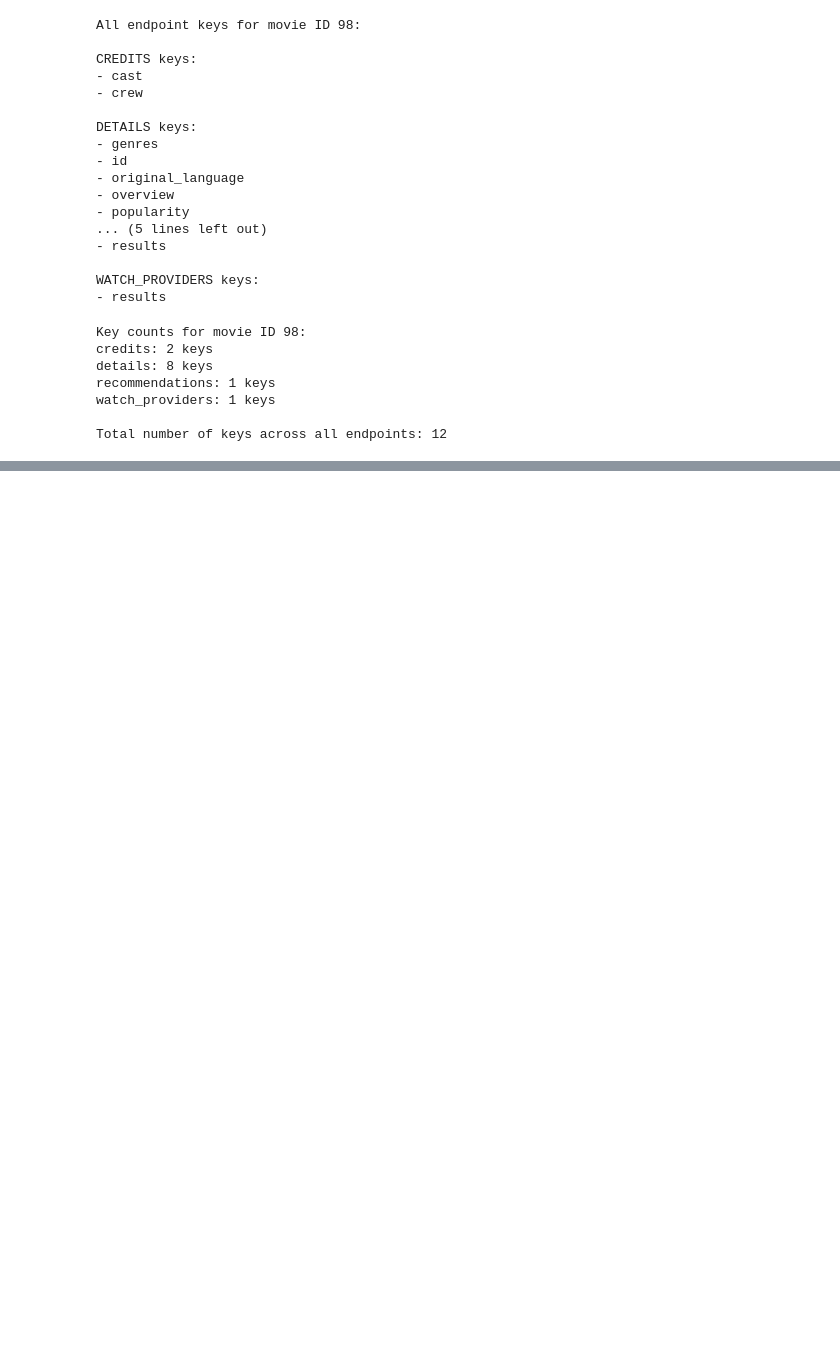
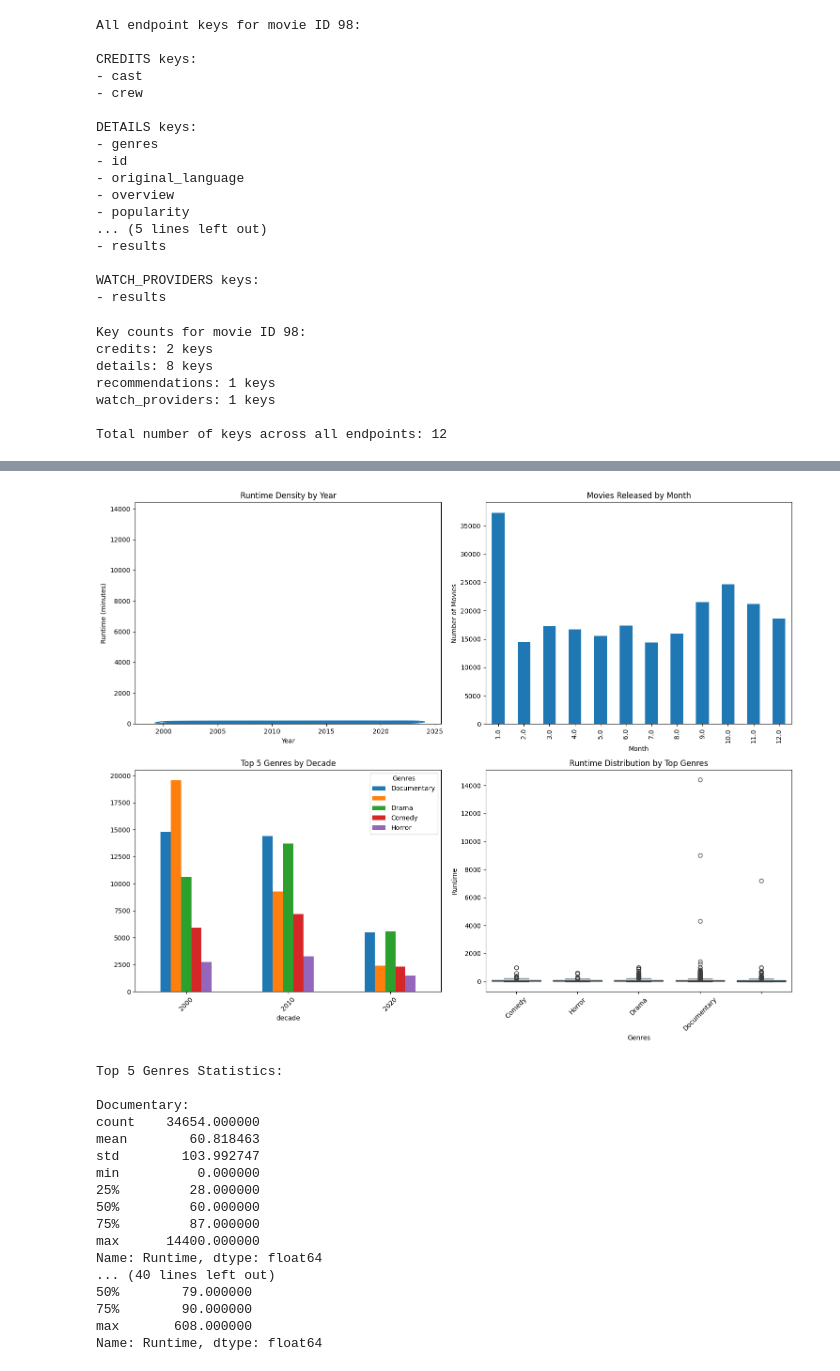
Before and after one commit to Sathvik-Chowdary-Veerapaneni/CineAI, a Jupyter notebook: src/preprocessing/data_explore.ipynb, the cells around one changed output, grey strips where cells are left out. Saved outputs shown, nothing was run; the diff lists cells and outputs as text; code cells hidden in the pictures; blank space fills up the shorter version.

```diff
--- a/src/preprocessing/data_explore.ipynb
+++ b/src/preprocessing/data_explore.ipynb
@@ -170,0 +465,57 @@ Total number of keys across all endpoints: 12
+# %%
+# Create subplots with adjusted figure size and fewer categories
+fig, ((ax1, ax2), (ax3, ax4)) = plt.subplots(2, 2, figsize=(15, 12))
+
+# 1. Runtime vs Year Trend (with density to handle overlapping points)
+sns.kdeplot(data=movie_df, x='year', y='Runtime', ax=ax1)
+ax1.set_title('Runtime Density by Year')
+ax1.set_xlabel('Year')
+ax1.set_ylabel('Runtime (minutes)')
+
+# 2. Monthly Release Pattern
+monthly_releases = movie_df['month'].value_counts().sort_index()
+monthly_releases.plot(kind='bar', ax=ax2)
+ax2.set_title('Movies Released by Month')
+ax2.set_xlabel('Month')
+ax2.set_ylabel('Number of Movies')
+
+# 3. Top 5 Genres Over Time
+top_5_genres = movie_df['Genres'].value_counts().head().index
+genre_decade = pd.crosstab(movie_df['decade'],
+                          movie_df['Genres'])[top_5_genres]
+genre_decade.plot(kind='bar', ax=ax3)
+ax3.set_title('Top 5 Genres by Decade')
+ax3.tick_params(axis='x', rotation=45)
+
+# 4. Runtime Box Plot for Top 5 Genres
+sns.boxplot(data=genre_runtime, x='Genres', y='Runtime', ax=ax4)
+ax4.set_title('Runtime Distribution by Top Genres')
+ax4.tick_params(axis='x', rotation=45)
+
+plt.tight_layout()
+plt.show()
+
+# Print summary statistics for top genres
+print("\nTop 5 Genres Statistics:")
+for genre in top_5_genres:
+    print(f"\n{genre}:")
+    print(movie_df[movie_df['Genres'] == genre]['Runtime'].describe())
+# %% [output]
+[figure, added]
+Top 5 Genres Statistics:
+
+Documentary:
+count    34654.000000
+mean        60.818463
+std        103.992747
+min          0.000000
+25%         28.000000
+50%         60.000000
+75%         87.000000
+max      14400.000000
+Name: Runtime, dtype: float64
+... (40 lines left out)
+50%        79.000000
+75%        90.000000
+max       608.000000
+Name: Runtime, dtype: float64
```
Also changed, not shown: parts of 26 cells of this notebook, 2 other files.
